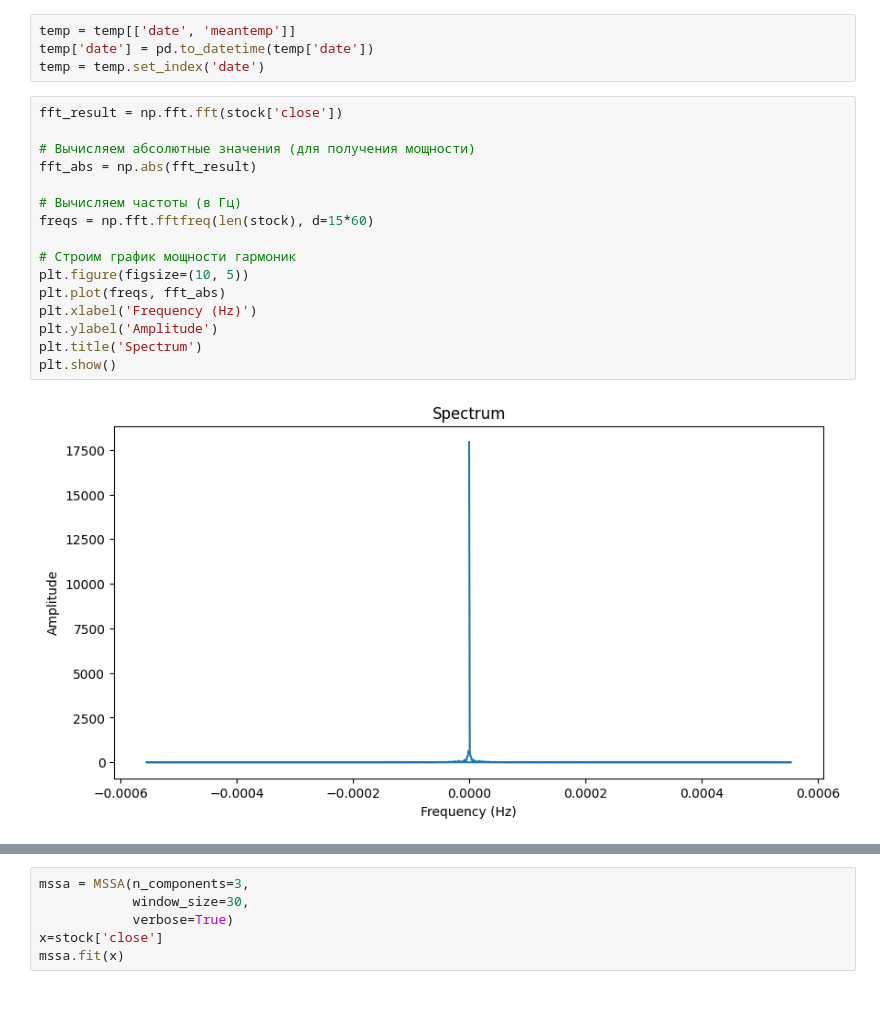
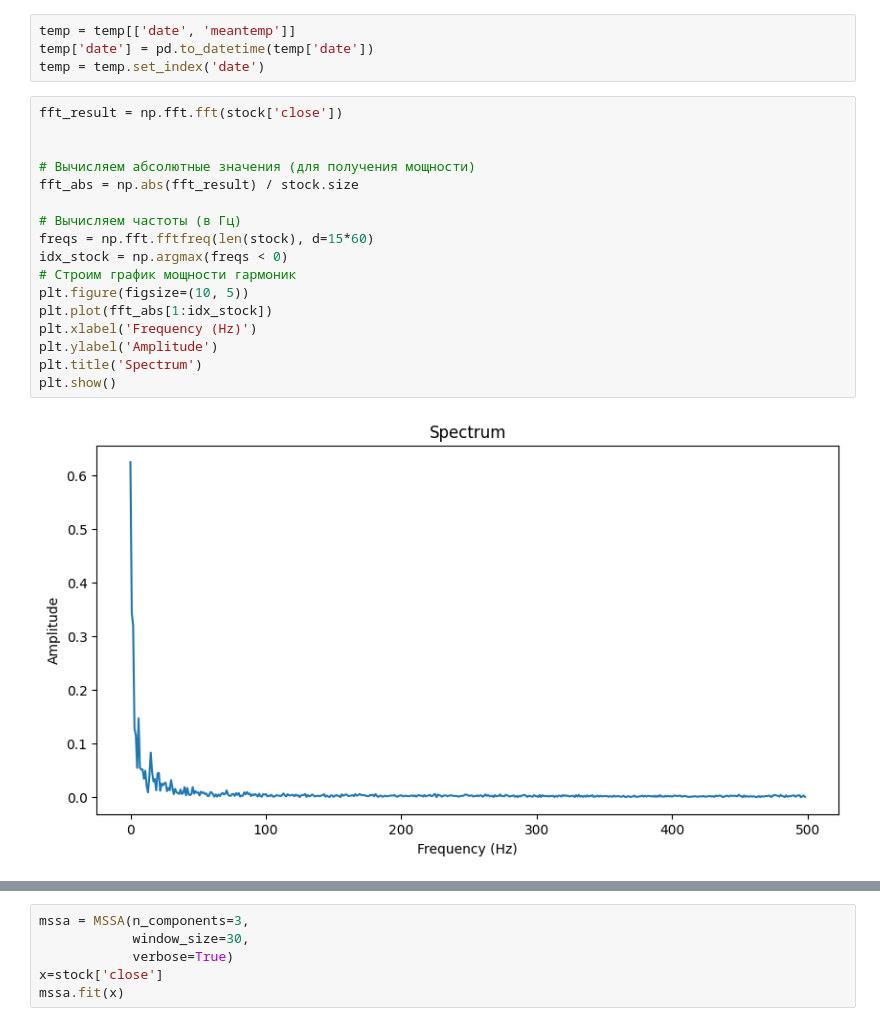
Before and after one commit to Anthony-Cov/MatObes, a Jupyter notebook: Pushkarev/lab/lab3.ipynb, the cells around one changed output, grey strips where cells are left out. Saved outputs shown, nothing was run; the diff lists cells and outputs as text; blank space fills up the shorter version.

```diff
--- a/Pushkarev/lab/lab3.ipynb
+++ b/Pushkarev/lab/lab3.ipynb
@@ -25,21 +25,22 @@ temp = temp.set_index('date')
 # %%
 fft_result = np.fft.fft(stock['close'])
 
+
 # Вычисляем абсолютные значения (для получения мощности)
-fft_abs = np.abs(fft_result)
+fft_abs = np.abs(fft_result) / stock.size
 
 # Вычисляем частоты (в Гц)
 freqs = np.fft.fftfreq(len(stock), d=15*60)
-
+idx_stock = np.argmax(freqs < 0)
 # Строим график мощности гармоник
 plt.figure(figsize=(10, 5))
-plt.plot(freqs, fft_abs)
+plt.plot(fft_abs[1:idx_stock])
 plt.xlabel('Frequency (Hz)')
 plt.ylabel('Amplitude')
 plt.title('Spectrum')
 plt.show()
 # %% [output]
-[figure, old version]
+[figure, new version]
 # %%
 fft_result = np.fft.fft(temp['meantemp'])
 
```
Also changed, not shown: parts of 2 cells of this notebook.
